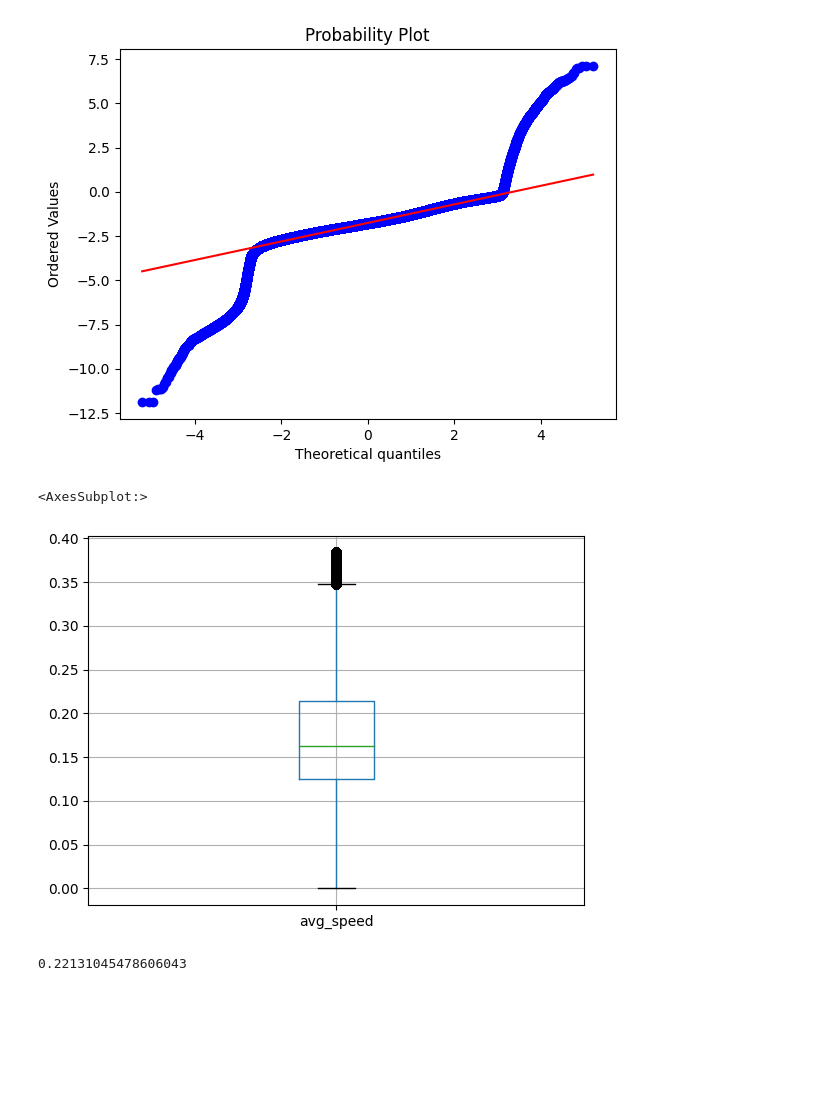
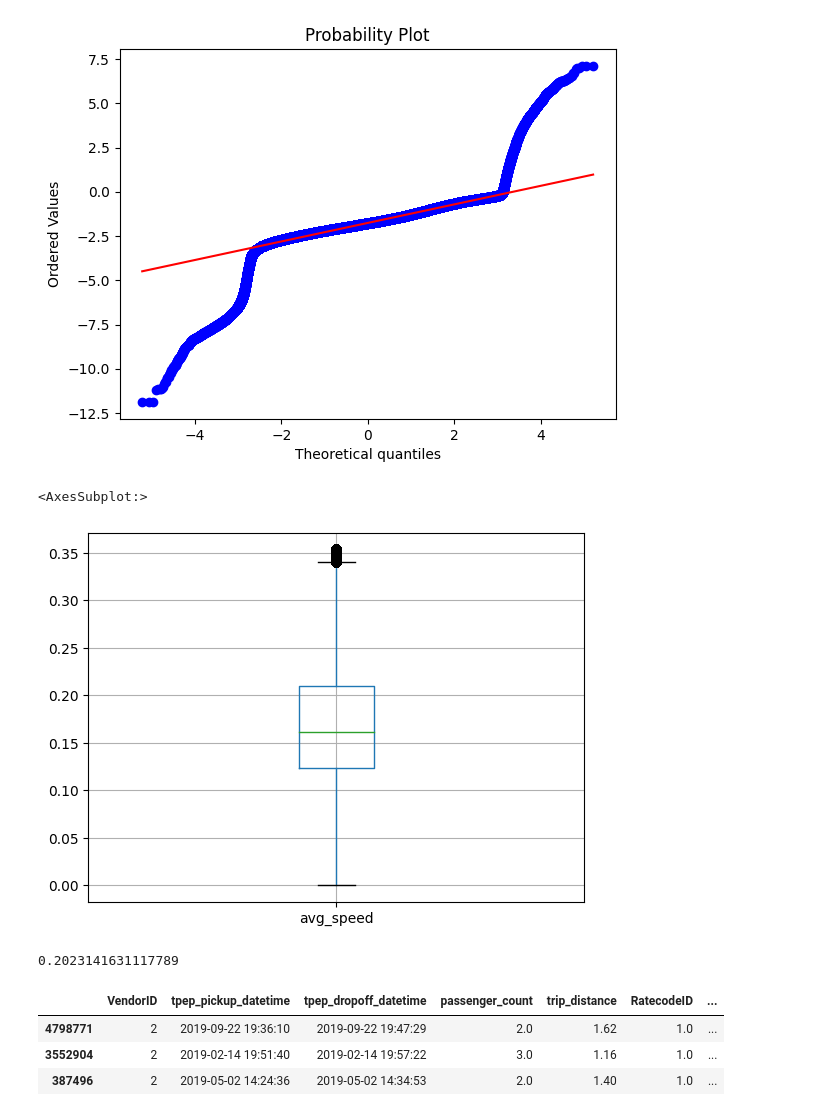
Before and after one commit to MAST30034-Applied-Data-Science/mast30034-project-1-aeross, a Jupyter notebook: notebooks/preprocess.ipynb, the cells around one changed output. Drawn from its saved outputs; the diff is of its cells as text; code cells hidden in the pictures; blank space fills up the shorter version.

```diff
--- a/notebooks/preprocess.ipynb
+++ b/notebooks/preprocess.ipynb
@@ -157,15 +157,15 @@ pdf2 = pdf2.drop(columns=["log_avg_speed"])
 # %%
 # find and remove outliers
 q1 = pdf2["avg_speed"].quantile(0.25)
 q3 = pdf2["avg_speed"].quantile(0.75)
 iqr = q3 - q1
 
-pdf2 = pdf2[pdf2["avg_speed"] > q1 - 1.5 * iqr]
-pdf2 = pdf2[pdf2["avg_speed"] < q3 + 1.5 * iqr]
+pdf2 = pdf2[pdf2["avg_speed"] > q1 - 2 * iqr]
+pdf2 = pdf2[pdf2["avg_speed"] < q3 + 2 * iqr]
 pdf2.boxplot(column=["avg_speed"])
 # %% [output]
 <AxesSubplot:>
-[figure, old version]
+[figure, new version]
 # %%
 # the speed data for every nth minute in one day is going to be stored in a 2d list, consisting of 1440 * x elements.
 # note: 1440 is the number of minutes in 24 hours, and x is the avg_speed data when (a) trip(s) occurs at the nth minute.
@@ -174,7 +174,7 @@ pdf2.boxplot(column=["avg_speed"])
 # I'm only doing the January data, currently I'm 23 minutes in and Python is still not done processing the for loop.
 # The projected time for this loop to end is more than 30 minutes, which puts me at... *calculator noises* ...more than 6 hours to process
 # all 12 months worth of dataset. Patience has a limit, am I right.
-# I guess the only solution to this is to randomly sample the entire 2019 dataset by 0.001% or smaller, because this
+# I guess the only solution to this is to randomly sample the entire 2019 dataset by 1% or smaller, because this
 # current method seems like hell. I believe doing this on pyspark (instead of pandas) wouldn't help at all,
 # because it will still take a while to loop a bunch of commands 80 million times.
 # ...
@@ -195,7 +195,7 @@ def calculate_speed(df):
         speed_data.append([])
 
     # randomly sample the speed data
-    df = df.sample(frac=0.002)
+    df = df.sample(frac=0.005)
 
     # fill in the values
     for i in range(df.shape[0]):
@@ -234,21 +234,26 @@ def calculate_speed(df):
 speed_data = calculate_speed(pdf2)
 np.mean(speed_data[9])
 # %% [output]
-0.22131045478606043
+0.2023141631117789
 # %%
 # Now do this for the entire 2019 data, instead of just January
 
 # UPDATE: my laptop literally crashed while reading the datasets in, I guess they're just tooooooo big.
-# I'll randomly sample the data by half instead of reading everything in.
+# I'll randomly sample the data by a third instead of reading everything in.
 list_pdf = []
 for dataset in range(1, 13):
     if dataset < 10:
-        list_pdf.append(pd.read_parquet(f"../data/raw/yellow/2019-0{dataset}.parquet").sample(frac=0.5))
+        list_pdf.append(pd.read_parquet(f"../data/raw/yellow/2019-0{dataset}.parquet").sample(frac=0.33))
     else:
-        list_pdf.append(pd.read_parquet(f"../data/raw/yellow/2019-{dataset}.parquet").sample(frac=0.5))
+        list_pdf.append(pd.read_parquet(f"../data/raw/yellow/2019-{dataset}.parquet").sample(frac=0.33))
 pdf = pd.concat([list_pdf[0], list_pdf[1], list_pdf[2], list_pdf[3], list_pdf[4], list_pdf[5], list_pdf[6], \
     list_pdf[7], list_pdf[8], list_pdf[9], list_pdf[10], list_pdf[11]])
 pdf.sample(3)
+# %% [output]
+|  | VendorID | tpep_pickup_datetime | tpep_dropoff_datetime | passenger_count | trip_distance | RatecodeID | ... |
+| 4798771 | 2 | 2019-09-22 19:36:10 | 2019-09-22 19:47:29 | 2.0 | 1.62 | 1.0 | ... |
+| 3552904 | 2 | 2019-02-14 19:51:40 | 2019-02-14 19:57:22 | 3.0 | 1.16 | 1.0 | ... |
+| 387496 | 2 | 2019-05-02 14:24:36 | 2019-05-02 14:34:53 | 2.0 | 1.40 | 1.0 | ... |
 # %%
 # drop useless columns
 pdf = pdf.drop(columns=["VendorID", "passenger_count", "RatecodeID", "store_and_fwd_flag", "payment_type", "fare_amount", "extra", \
```
Also changed, not shown: parts of 2 cells of this notebook, 1 other file.
